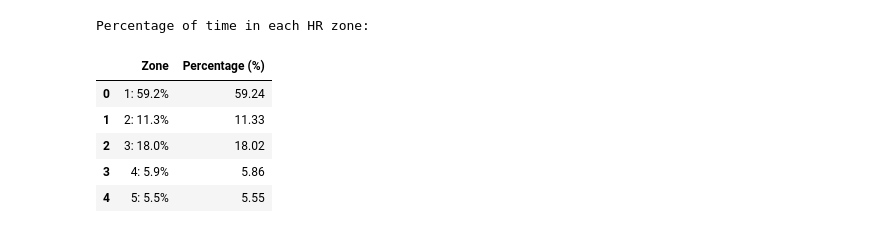
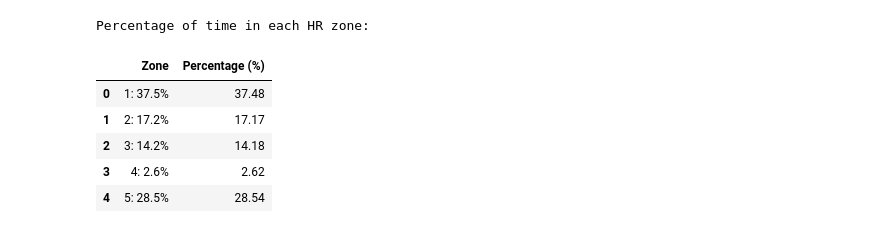
Before and after one commit to antoniantonov/workoutdata, a Jupyter notebook: hr-plotting.ipynb, the cells around one changed output. Saved outputs shown, nothing was run; the diff lists cells and outputs as text; code cells hidden in the pictures.

Commit message:
Recent workouts

```diff
--- a/hr-plotting.ipynb
+++ b/hr-plotting.ipynb
@@ -6,7 +6,7 @@ import plotly.graph_objects as go
 from IPython.display import display
 
 con = duckdb.connect("./hr_data/database.duckdb")
-df = con.execute("SELECT * FROM timeseries WHERE workoutId LIKE '03-06-2025_184554'").fetchdf()
+df = con.execute("SELECT * FROM timeseries WHERE workoutId LIKE '10-06-2025_092204'").fetchdf()
 con.close()
 
 # Get the first and last X values (Time)
@@ -110,7 +110,7 @@ for zone, color in zone_colors.items():
 fig.show()
 # %%
 con = duckdb.connect("./hr_data/database.duckdb")
-hr_df = con.execute("SELECT * FROM timeseries").fetchdf()
+hr_df = con.execute("SELECT * FROM timeseries WHERE workoutId LIKE '10-06-2025_092204'").fetchdf()
 con.close()
 
 # 1.Get the minimum HR value
@@ -142,35 +142,35 @@ zone_percentages = (zone_counts / len(hr_df) * 100).round(2)
 # Just to validate the DF here
 # display(zone_percentages)
 
 # 5. Display result
 print("Percentage of time in each HR zone:")
 pie_df = zone_percentages.to_frame(name="Percentage (%)")
 
 # The reset_index moves the index to a column
 colors = ['lightgray', 'darkgreen', 'lightblue', 'yellow', 'lightcoral']
 pie_df = pie_df.reset_index()
 # Just to validate the DF here
 
 pie_df['Zone'] = pie_df.apply(
     lambda row: f"{int(row['Zone'])}: {row['Percentage (%)']:.1f}%", axis=1
 )
 display(pie_df)
 
 fig = px.pie(
     pie_df,
     values='Percentage (%)',
     names='Zone',
     title='Time Spent in Each HR Zone',
     hole=0.4,  # Optional: donut chart
     color_discrete_sequence=colors[:len(pie_df)],
     category_orders={'Zone': pie_df['Zone'].tolist()}
 )
 fig.show()
 # %% [output]
 Percentage of time in each HR zone:
 |  | Zone | Percentage (%) |
-| 0 | 1: 59.2% | 59.24 |
-| 1 | 2: 11.3% | 11.33 |
-| 2 | 3: 18.0% | 18.02 |
-| 3 | 4: 5.9% | 5.86 |
-| 4 | 5: 5.5% | 5.55 |
+| 0 | 1: 37.5% | 37.48 |
+| 1 | 2: 17.2% | 17.17 |
+| 2 | 3: 14.2% | 14.18 |
+| 3 | 4: 2.6% | 2.62 |
+| 4 | 5: 28.5% | 28.54 |
```
Also changed, not shown: 9 other files.
